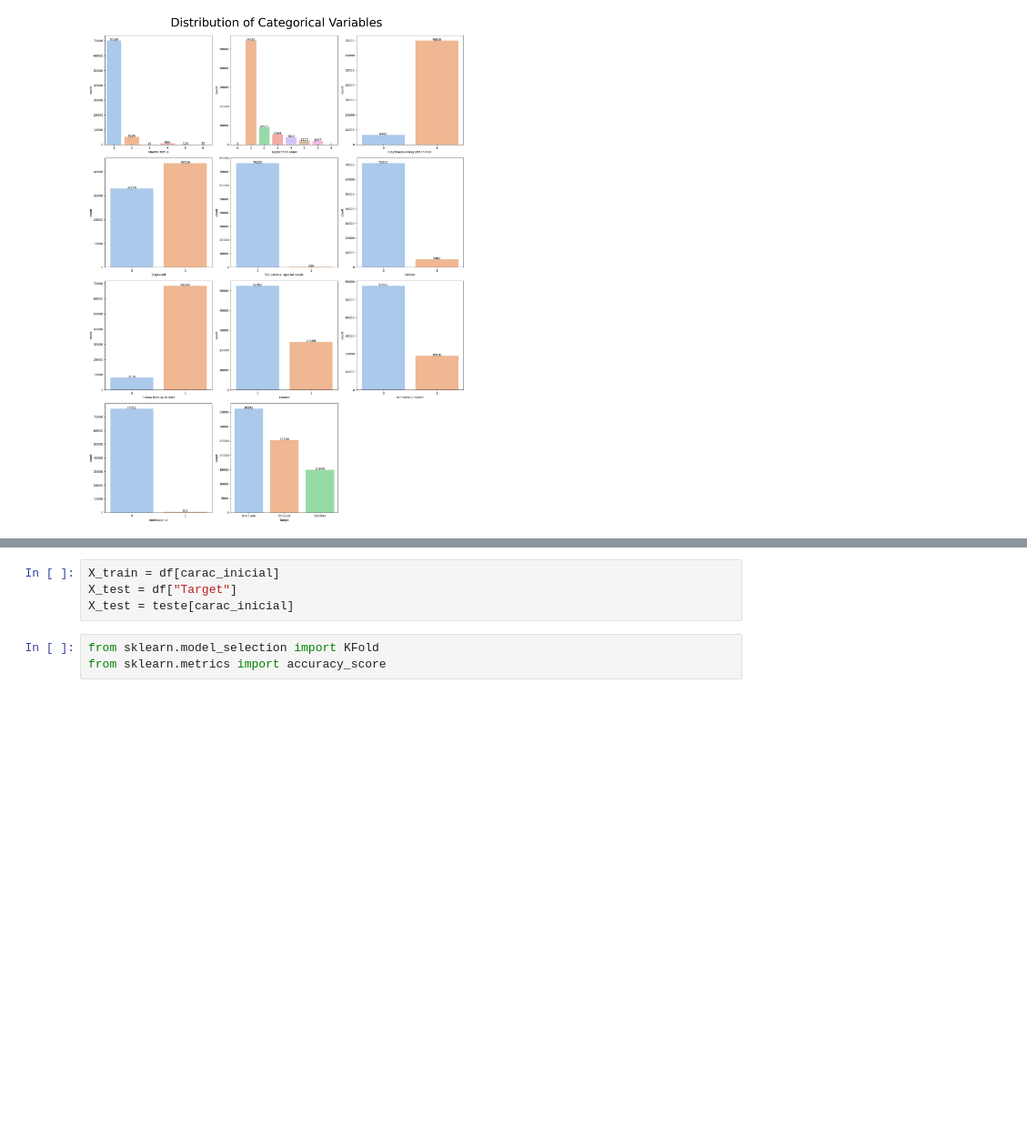
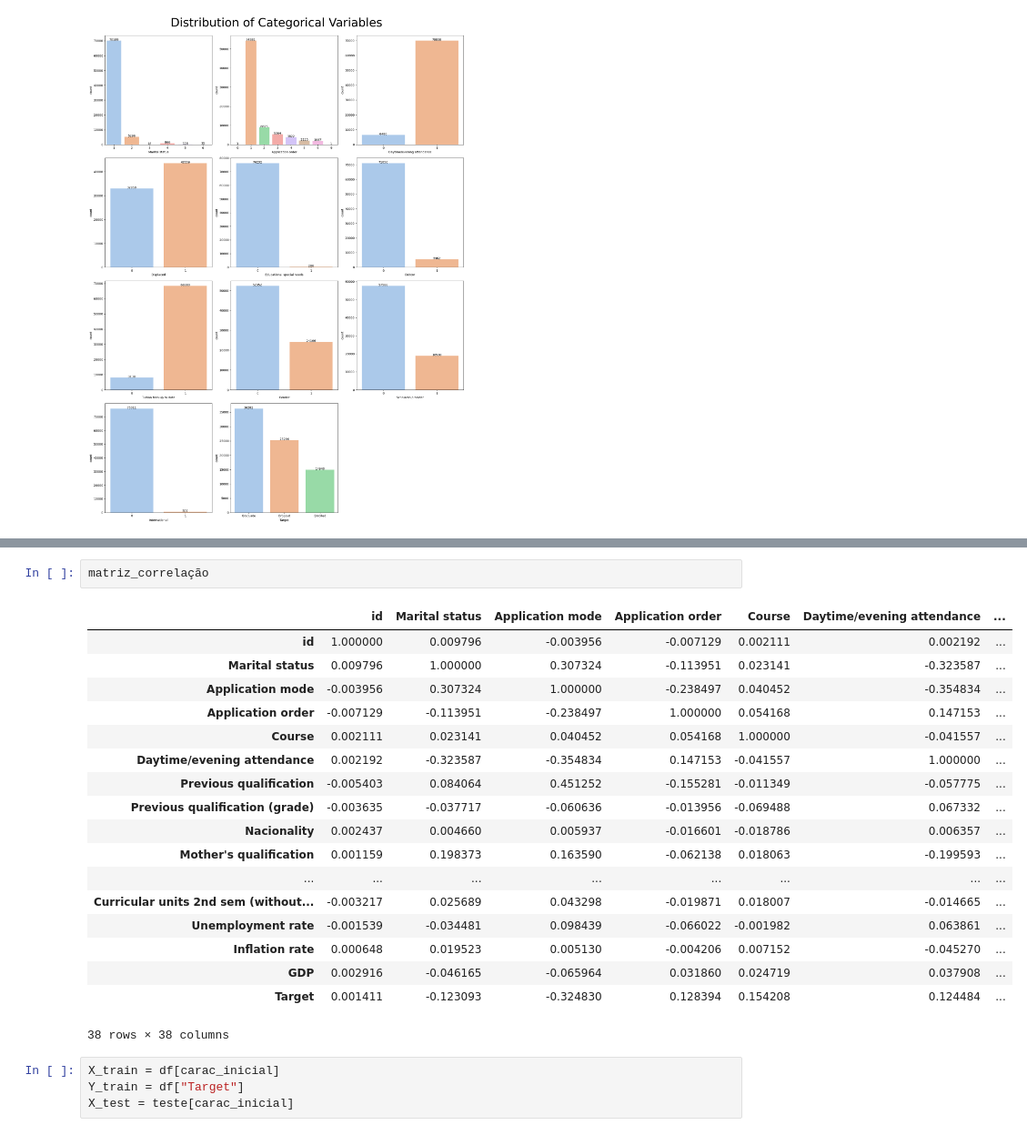
Before and after one commit to maycom306/TCC-database-kaggle, a Jupyter notebook: projeto/teste.ipynb, the cells around one changed output, grey strips where cells are left out. Shown at 91% size. Drawn from its saved outputs; the diff is of its cells as text; blank space fills up the shorter version.

```diff
--- a/projeto/teste.ipynb
+++ b/projeto/teste.ipynb
@@ -124,7 +147,25 @@ Passing `palette` without assigning `hue` is deprecated and will be removed in v
+# %%
+matriz_correlação
+# %% [output]
+|  | id | Marital status | Application mode | Application order | Course | Daytime/evening attendance | ... |
+| id | 1.000000 | 0.009796 | -0.003956 | -0.007129 | 0.002111 | 0.002192 | ... |
+| Marital status | 0.009796 | 1.000000 | 0.307324 | -0.113951 | 0.023141 | -0.323587 | ... |
+| Application mode | -0.003956 | 0.307324 | 1.000000 | -0.238497 | 0.040452 | -0.354834 | ... |
+| Application order | -0.007129 | -0.113951 | -0.238497 | 1.000000 | 0.054168 | 0.147153 | ... |
+| Course | 0.002111 | 0.023141 | 0.040452 | 0.054168 | 1.000000 | -0.041557 | ... |
+| Daytime/evening attendance | 0.002192 | -0.323587 | -0.354834 | 0.147153 | -0.041557 | 1.000000 | ... |
+| Previous qualification | -0.005403 | 0.084064 | 0.451252 | -0.155281 | -0.011349 | -0.057775 | ... |
+| Previous qualification (grade) | -0.003635 | -0.037717 | -0.060636 | -0.013956 | -0.069488 | 0.067332 | ... |
+| Nacionality | 0.002437 | 0.004660 | 0.005937 | -0.016601 | -0.018786 | 0.006357 | ... |
+| Mother's qualification | 0.001159 | 0.198373 | 0.163590 | -0.062138 | 0.018063 | -0.199593 | ... |
+| ... | ... | ... | ... | ... | ... | ... | ... |
+| Curricular units 2nd sem (without... | -0.003217 | 0.025689 | 0.043298 | -0.019871 | 0.018007 | -0.014665 | ... |
+| Unemployment rate | -0.001539 | -0.034481 | 0.098439 | -0.066022 | -0.001982 | 0.063861 | ... |
+| Inflation rate | 0.000648 | 0.019523 | 0.005130 | -0.004206 | 0.007152 | -0.045270 | ... |
+| GDP | 0.002916 | -0.046165 | -0.065964 | 0.031860 | 0.024719 | 0.037908 | ... |
+| Target | 0.001411 | -0.123093 | -0.324830 | 0.128394 | 0.154208 | 0.124484 | ... |
+38 rows × 38 columns
 # %%
 X_train = df[carac_inicial]
-X_test = df["Target"]
+Y_train = df["Target"]
 X_test = teste[carac_inicial]
-# %%
-from sklearn.model_selection import KFold
-from sklearn.metrics import accuracy_score
```
Also changed, not shown: parts of 6 cells of this notebook, 2 other files.
